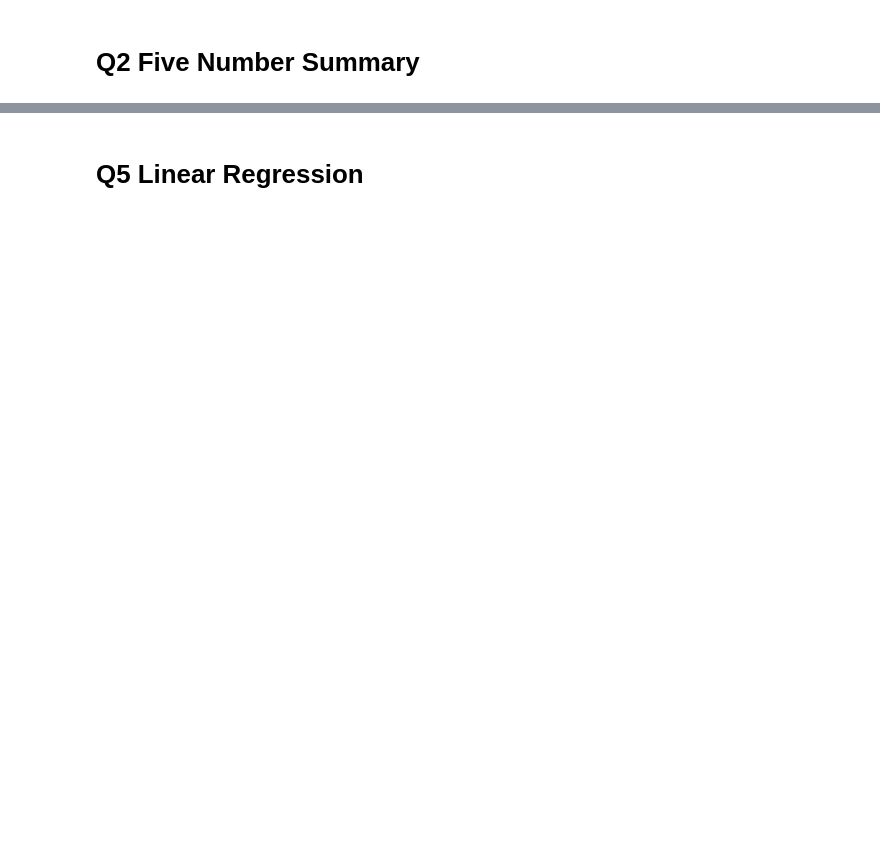
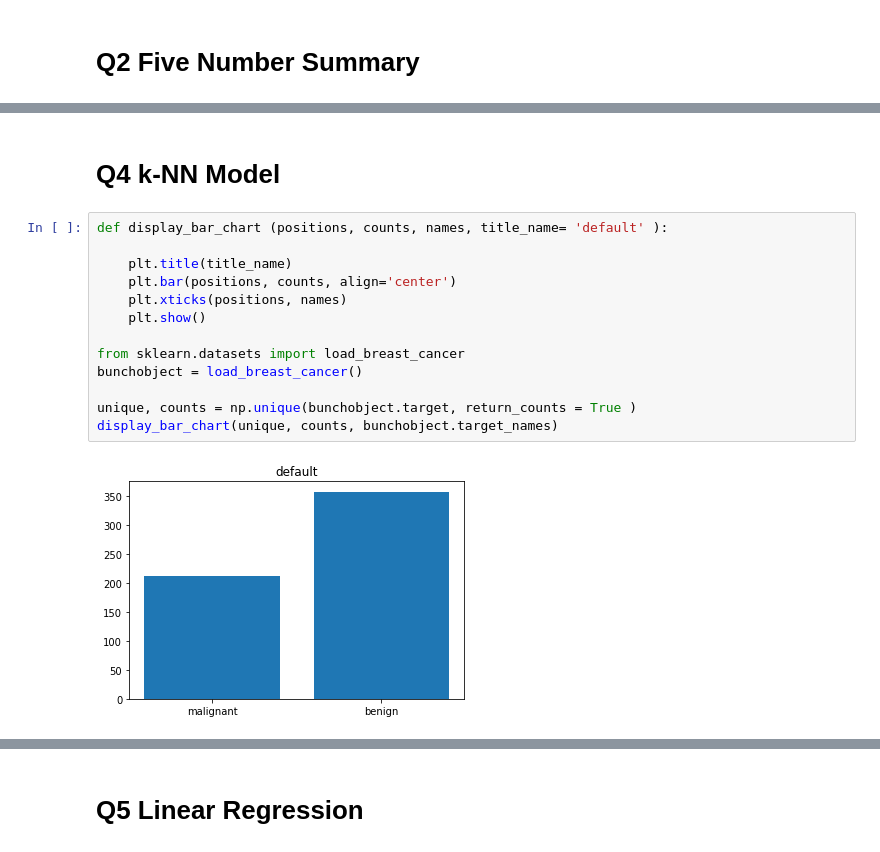
Before and after one commit to yufan-fong/DW-Cohort-Pset, a Jupyter notebook: W10_cohort.ipynb, the cells around one changed output, grey strips where cells are left out. Drawn from its saved outputs; the diff is of its cells as text; blank space fills up the shorter version.

```diff
--- a/W10_cohort.ipynb
+++ b/W10_cohort.ipynb
@@ -123,0 +163,17 @@ print(five_number_summary(columns))
+# %% [markdown]
+# Q4 k-NN Model
+# %%
+def display_bar_chart (positions, counts, names, title_name= 'default' ):
+
+    plt.title(title_name)
+    plt.bar(positions, counts, align='center')
+    plt.xticks(positions, names)
+    plt.show()
+
+from sklearn.datasets import load_breast_cancer
+bunchobject = load_breast_cancer()
+
+unique, counts = np.unique(bunchobject.target, return_counts = True )
+display_bar_chart(unique, counts, bunchobject.target_names)
+# %% [output]
+[figure, added]
```
Also changed, not shown: parts of 13 cells of this notebook.
